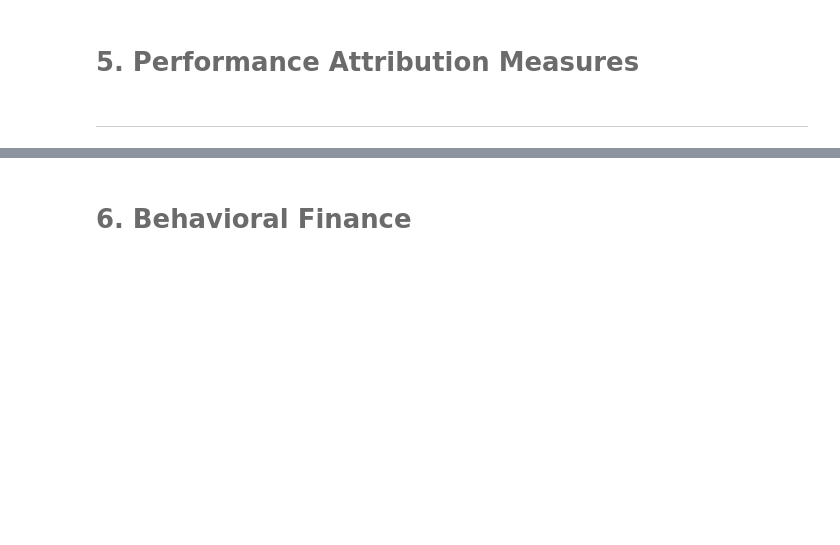
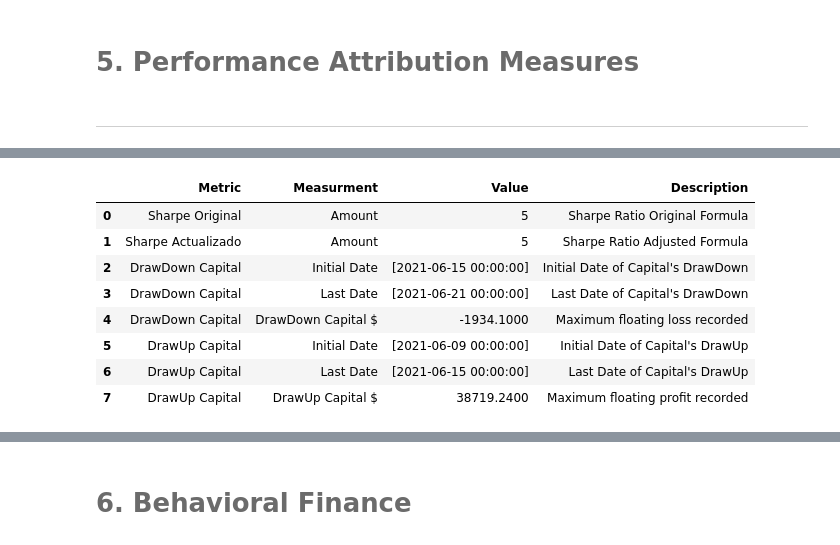
Before and after one commit to HKael/MYST-3, a Jupyter notebook: notebook.ipynb, the cells around one changed output, grey strips where cells are left out. Drawn from its saved outputs; the diff is of its cells as text; code cells hidden in the pictures; blank space fills up the shorter version.

```diff
--- a/notebook.ipynb
+++ b/notebook.ipynb
@@ -215,0 +435,20 @@ historical_data_4.get('df_2_ranking')
+# %%
+mad_stats = pd.DataFrame(columns = ["Metric", "Measurment", "Value", "Description"])
+mad_stats["Metric"] = ["Sharpe Original", "Sharpe Actualizado", "DrawDown Capital", "DrawDown Capital",
+                       "DrawDown Capital", "DrawUp Capital", "DrawUp Capital", "DrawUp Capital"]
+mad_stats["Measurment"] = ["Amount", "Amount", "Initial Date", "Last Date", "DrawDown Capital $",
+                           "Initial Date", "Last Date", "DrawUp Capital $" ]
+mad_stats["Value"] = [5, 5, d_down_initial ,d_down_last, d_down, d_up_initial, d_up_last, d_up]
+mad_stats["Description"] = ["Sharpe Ratio Original Formula", "Sharpe Ratio Adjusted Formula", "Initial Date of Capital's DrawDown", "Last Date of Capital's DrawDown",
+                           "Maximum floating loss recorded", "Initial Date of Capital's DrawUp", "Last Date of Capital's DrawUp",  "Maximum floating profit recorded" ]
+mad_stats
+# %% [output]
+|  | Metric | Measurment | Value | Description |
+| 0 | Sharpe Original | Amount | 5 | Sharpe Ratio Original Formula |
+| 1 | Sharpe Actualizado | Amount | 5 | Sharpe Ratio Adjusted Formula |
+| 2 | DrawDown Capital | Initial Date | [2021-06-15 00:00:00] | Initial Date of Capital's DrawDown |
+| 3 | DrawDown Capital | Last Date | [2021-06-21 00:00:00] | Last Date of Capital's DrawDown |
+| 4 | DrawDown Capital | DrawDown Capital $ | -1934.1000 | Maximum floating loss recorded |
+| 5 | DrawUp Capital | Initial Date | [2021-06-09 00:00:00] | Initial Date of Capital's DrawUp |
+| 6 | DrawUp Capital | Last Date | [2021-06-15 00:00:00] | Last Date of Capital's DrawUp |
+| 7 | DrawUp Capital | DrawUp Capital $ | 38719.2400 | Maximum floating profit recorded |
```
Also changed, not shown: parts of 19 cells of this notebook, 2 other files.
